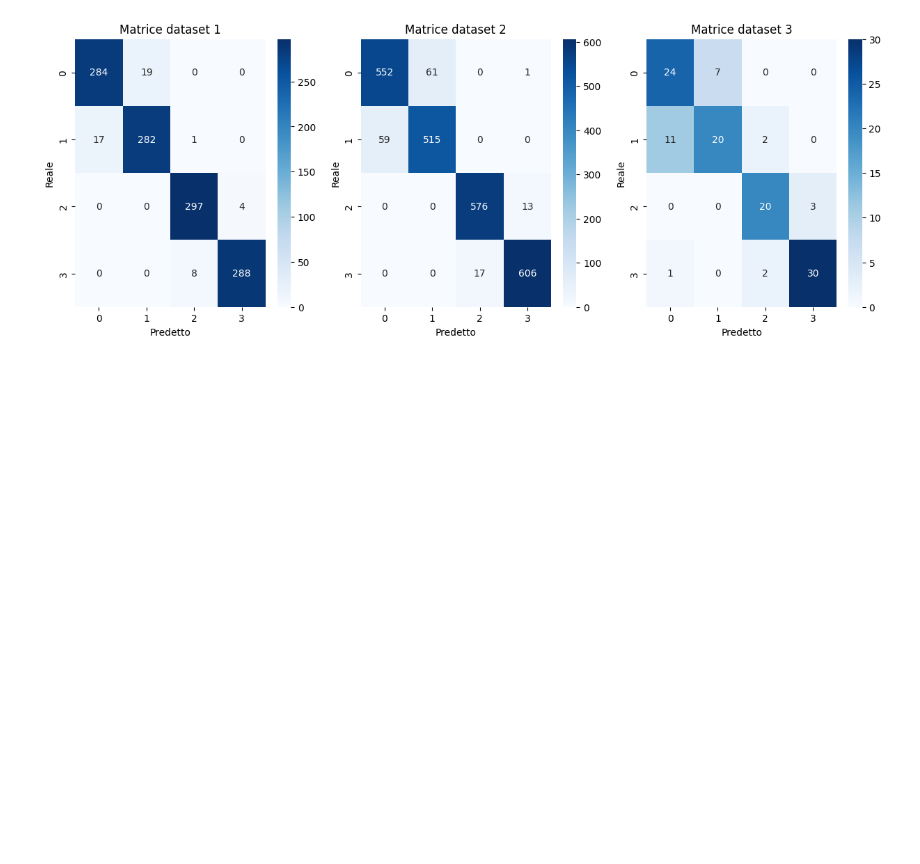
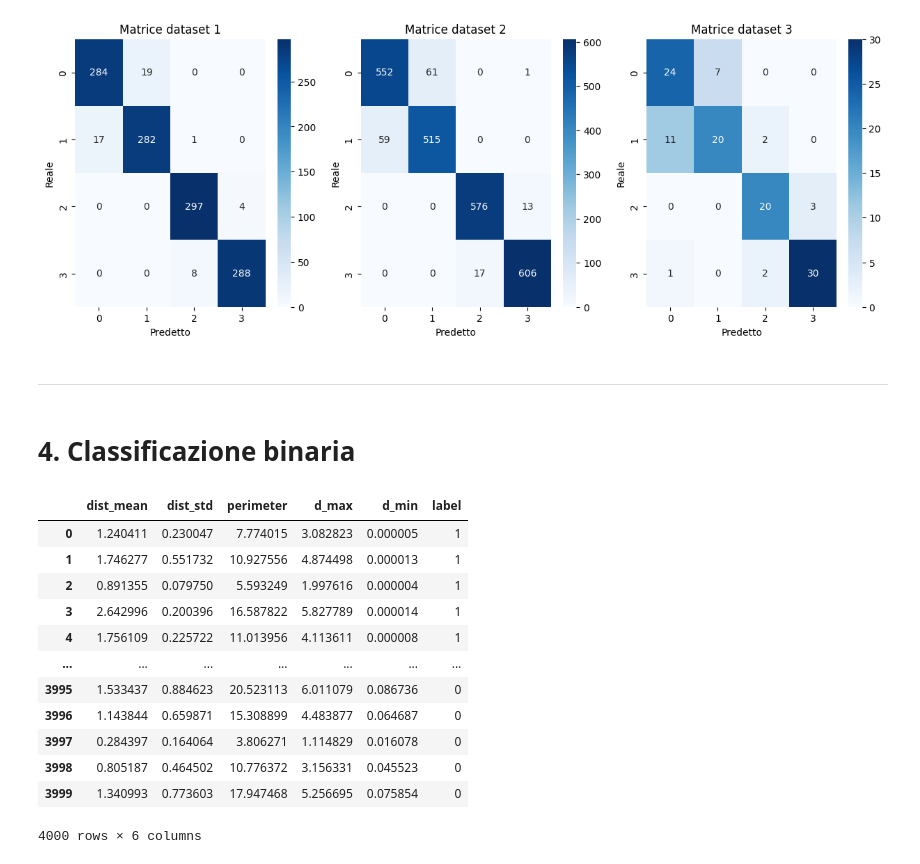
Before and after one commit to fettinz/Shape-recognition-Machine-Learning, a Jupyter notebook: Bellacopia.ipynb, the cells around one changed output. Saved outputs shown, nothing was run; the diff lists cells and outputs as text; code cells hidden in the pictures; blank space fills up the shorter version.

```diff
--- a/Bellacopia.ipynb
+++ b/Bellacopia.ipynb
@@ -443,38 +442,29 @@ def extract_geometric_features(pts):
     pts: array (n_punti, 2)
     Restituisce un dict con le feature geometriche.
     """
-    # 1. Centroid
+    #Centroid
     cx, cy = pts.mean(axis=0)
     # distanze dal centroide
     dists = np.linalg.norm(pts - (cx, cy), axis=1)
     dist_mean = dists.mean()
     dist_std  = dists.std()
 
-    # 2. Perimetro
+    #Perimetro
     diffs = np.diff(pts, axis=0, append=pts[:1])
     perimeter = np.linalg.norm(diffs, axis=1).sum()
 
-    # 3. Area (shoelace)
-    x, y = pts[:,0], pts[:,1]
-    area = 0.5 * np.abs(np.dot(x, np.roll(y, -1)) - np.dot(y, np.roll(x, -1)))
-
-    # 5. Extreme distances
+    #Extreme distances
     # (costo O(n^2), per n~100 va bene)
     dists_all = [np.linalg.norm(p-q) for p, q in combinations(pts, 2)]
     d_max = max(dists_all)
     d_min = min(dists_all)
 
-    # 7. Compactness
-    compactness = 4*np.pi*area/(perimeter**2) if perimeter>0 else 0
-
     feats = {
         'dist_mean': dist_mean,
         'dist_std':  dist_std,
         'perimeter': perimeter,
-        'area':      area,
         'd_max':     d_max,
         'd_min':     d_min,
-        'compactness': compactness,
     }
     return feats
 # %% [markdown]
@@ -896,3 +886,14 @@ for idx, cm in enumerate(matrici):
     axs[idx].set_title(f'Matrice dataset {idx + 1}')
 # %% [output]
 [figure]
+# %% [markdown]
+---
+# %% [markdown]
+# 4. **Classificazione binaria**
+# %%
+df_geo['label_bin'] = df_geo['label'].apply(lambda L: 1 if L in [0,1] else 0)
+# %%
+feature_cols = ['dist_mean','dist_std','perimeter',
+                'd_max','d_min']
+X_bin = df_geo[feature_cols].values
+y_bin = df_geo['label_bin'].values
@@ -898,0 +907,18 @@ for idx, cm in enumerate(matrici):
+# %%
+df_geo = pd.DataFrame(X_bin, columns=feature_cols)
+df_geo['label'] = y_bin
+df_geo
+# %% [output]
+|  | dist_mean | dist_std | perimeter | d_max | d_min | label |
+| 0 | 1.240411 | 0.230047 | 7.774015 | 3.082823 | 0.000005 | 1 |
+| 1 | 1.746277 | 0.551732 | 10.927556 | 4.874498 | 0.000013 | 1 |
+| 2 | 0.891355 | 0.079750 | 5.593249 | 1.997616 | 0.000004 | 1 |
+| 3 | 2.642996 | 0.200396 | 16.587822 | 5.827789 | 0.000014 | 1 |
+| 4 | 1.756109 | 0.225722 | 11.013956 | 4.113611 | 0.000008 | 1 |
+| ... | ... | ... | ... | ... | ... | ... |
+| 3995 | 1.533437 | 0.884623 | 20.523113 | 6.011079 | 0.086736 | 0 |
+| 3996 | 1.143844 | 0.659871 | 15.308899 | 4.483877 | 0.064687 | 0 |
+| 3997 | 0.284397 | 0.164064 | 3.806271 | 1.114829 | 0.016078 | 0 |
+| 3998 | 0.805187 | 0.464502 | 10.776372 | 3.156331 | 0.045523 | 0 |
+| 3999 | 1.340993 | 0.773603 | 17.947468 | 5.256695 | 0.075854 | 0 |
+4000 rows × 6 columns
```
Also changed, not shown: parts of 6 cells of this notebook, 2 other files.
